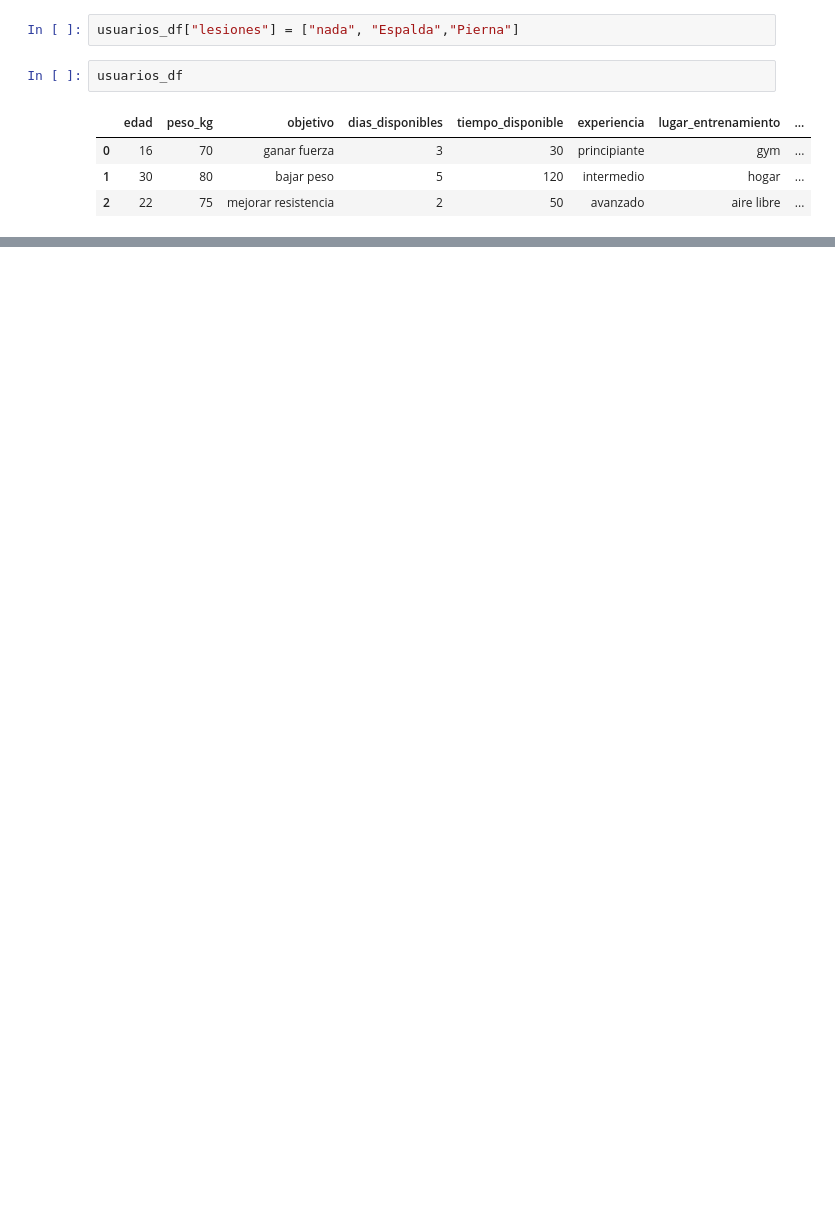
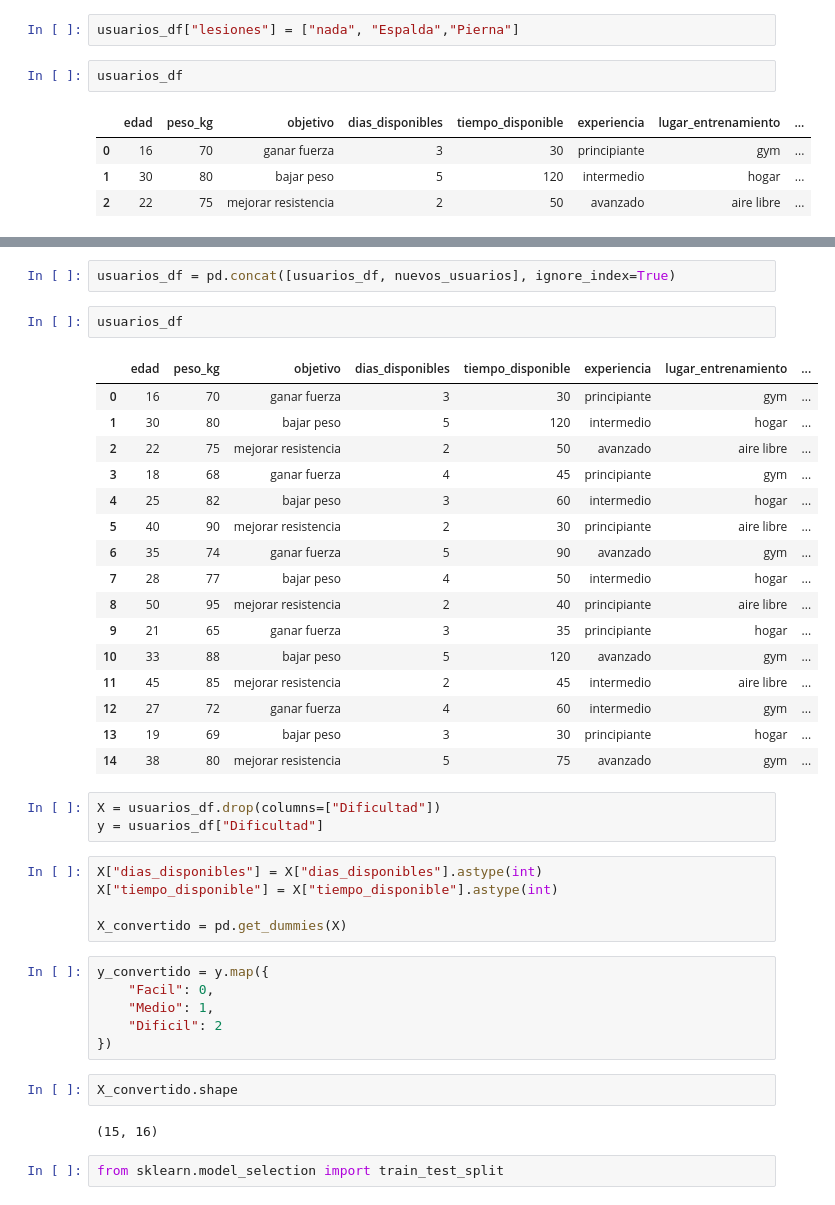
Before and after one commit to luci-o/LIFE-FIT, a Jupyter notebook: IA/index.ipynb, the cells around one changed output, grey strips where cells are left out. Drawn from its saved outputs; the diff is of its cells as text; blank space fills up the shorter version.

Commit message:
Prepara datos y entrena primer modelo para predecir la dificultad de las rutinas

```diff
--- a/IA/index.ipynb
+++ b/IA/index.ipynb
@@ -50,0 +191,41 @@ usuarios_df = usuarios_df.drop(columns=["lesiines"])
+# %%
+usuarios_df = pd.concat([usuarios_df, nuevos_usuarios], ignore_index=True)
+# %%
+usuarios_df
+# %% [output]
+|  | edad | peso_kg | objetivo | dias_disponibles | tiempo_disponible | experiencia | lugar_entrenamiento | ... |
+| 0 | 16 | 70 | ganar fuerza | 3 | 30 | principiante | gym | ... |
+| 1 | 30 | 80 | bajar peso | 5 | 120 | intermedio | hogar | ... |
+| 2 | 22 | 75 | mejorar resistencia | 2 | 50 | avanzado | aire libre | ... |
+| 3 | 18 | 68 | ganar fuerza | 4 | 45 | principiante | gym | ... |
+| 4 | 25 | 82 | bajar peso | 3 | 60 | intermedio | hogar | ... |
+| 5 | 40 | 90 | mejorar resistencia | 2 | 30 | principiante | aire libre | ... |
+| 6 | 35 | 74 | ganar fuerza | 5 | 90 | avanzado | gym | ... |
+| 7 | 28 | 77 | bajar peso | 4 | 50 | intermedio | hogar | ... |
+| 8 | 50 | 95 | mejorar resistencia | 2 | 40 | principiante | aire libre | ... |
+| 9 | 21 | 65 | ganar fuerza | 3 | 35 | principiante | hogar | ... |
+| 10 | 33 | 88 | bajar peso | 5 | 120 | avanzado | gym | ... |
+| 11 | 45 | 85 | mejorar resistencia | 2 | 45 | intermedio | aire libre | ... |
+| 12 | 27 | 72 | ganar fuerza | 4 | 60 | intermedio | gym | ... |
+| 13 | 19 | 69 | bajar peso | 3 | 30 | principiante | hogar | ... |
+| 14 | 38 | 80 | mejorar resistencia | 5 | 75 | avanzado | gym | ... |
+# %%
+X = usuarios_df.drop(columns=["Dificultad"])
+y = usuarios_df["Dificultad"]
+# %%
+X["dias_disponibles"] = X["dias_disponibles"].astype(int)
+X["tiempo_disponible"] = X["tiempo_disponible"].astype(int)
+
+X_convertido = pd.get_dummies(X)
+# %%
+y_convertido = y.map({
+    "Facil": 0,
+    "Medio": 1,
+    "Dificil": 2
+})
+# %%
+X_convertido.shape
+# %% [output]
+(15, 16)
+# %%
+from sklearn.model_selection import train_test_split
```
Also changed, not shown: parts of 24 cells of this notebook.
